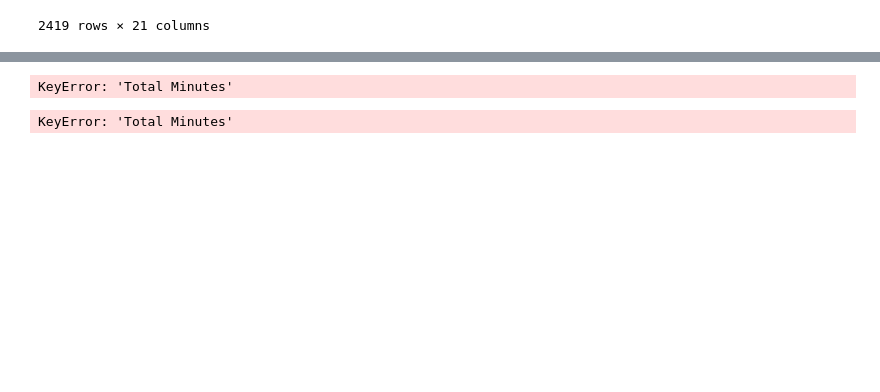
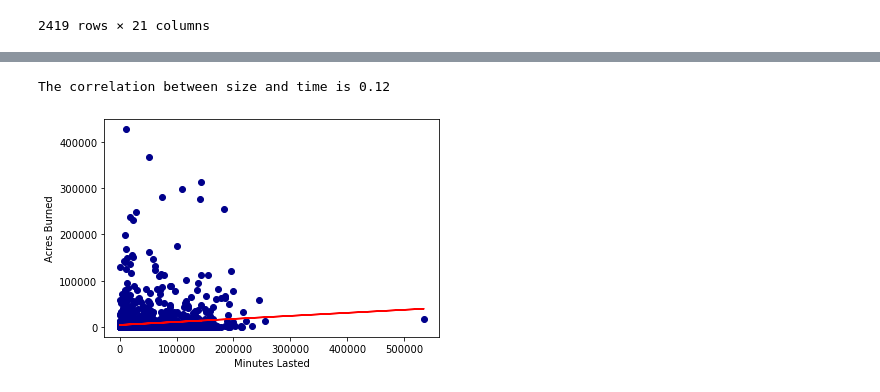
Before and after one commit to Jagjeet/fire-analysis-project, a Jupyter notebook: FireAnalysis.ipynb, the cells around one changed output, grey strips where cells are left out. Saved outputs shown, nothing was run; the diff lists cells and outputs as text; code cells hidden in the pictures; blank space fills up the shorter version.

```diff
--- a/FireAnalysis.ipynb
+++ b/FireAnalysis.ipynb
@@ -522,32 +604,27 @@ NameError: name 'sum_fire_time' is not defined
 # %%
-# minutes and fire size
-fire_size_date = fire_data.loc[fire_data["Total Minutes"]>0, :]
-
-minutes_last = fire_size_date["Total Minutes"]
-fire_size = fire_size_date["FIRE_SIZE"]
+minutes_last = cleaned_fire_data["Total Minutes"]
+fire_size = cleaned_fire_data["FIRE_SIZE"]
 plt.scatter(x = minutes_last, y = fire_size, c = "DarkBlue")
 
 
 correlation = st.pearsonr(minutes_last,fire_size)
 print(f"The correlation between size and time is {round(correlation[0],2)}")
 
 (slope, intercept, rvalue, pvalue, stderr) = linregress(minutes_last,fire_size)
 regress_values = minutes_last * slope + intercept
 line = "y = " + str(round(slope,2)) + "x + " + str(round(intercept,2))
 
 plt.plot(minutes_last,regress_values,"r-")
 
 plt.xlabel('Minutes Lasted')
 plt.ylabel('Acres Burned')
-plt.savefig("output/Figure10")
+plt.savefig("output/Figure12")
 # %% [output]
-KeyError: 'Total Minutes'
+The correlation between size and time is 0.12
+[figure, added]
 # %%
-# minutes and fire size
-fire_size_date = fire_data.loc[fire_data["Total Minutes"]>0, :]
-
-minutes_last = fire_size_date["Total Minutes"]
-fire_size = fire_size_date["FIRE_SIZE"]
+minutes_last = cleaned_fire_data["Total Minutes"]
+fire_size = cleaned_fire_data["FIRE_SIZE"]
 plt.scatter(x = minutes_last, y = fire_size, c = "DarkBlue")
 
 
@@ -562,6 +639,4 @@ plt.plot(minutes_last,regress_values,"r-")
 
 plt.xlabel('Minutes Lasted')
 plt.ylabel('Acres Burned')
-plt.savefig("output/Figure10")
+plt.savefig("output/Figure12")
-# %% [output]
-KeyError: 'Total Minutes'
```
Also changed, not shown: parts of 5 cells of this notebook.
